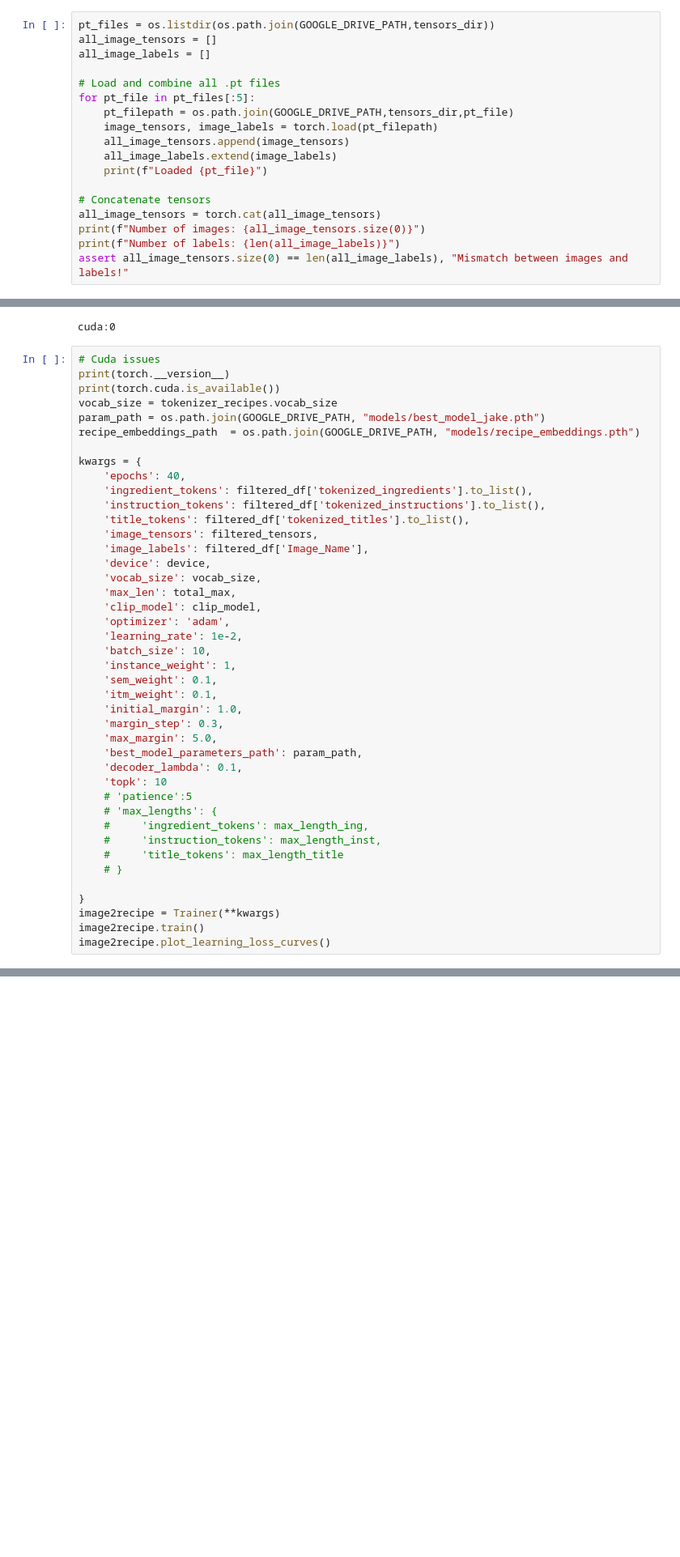
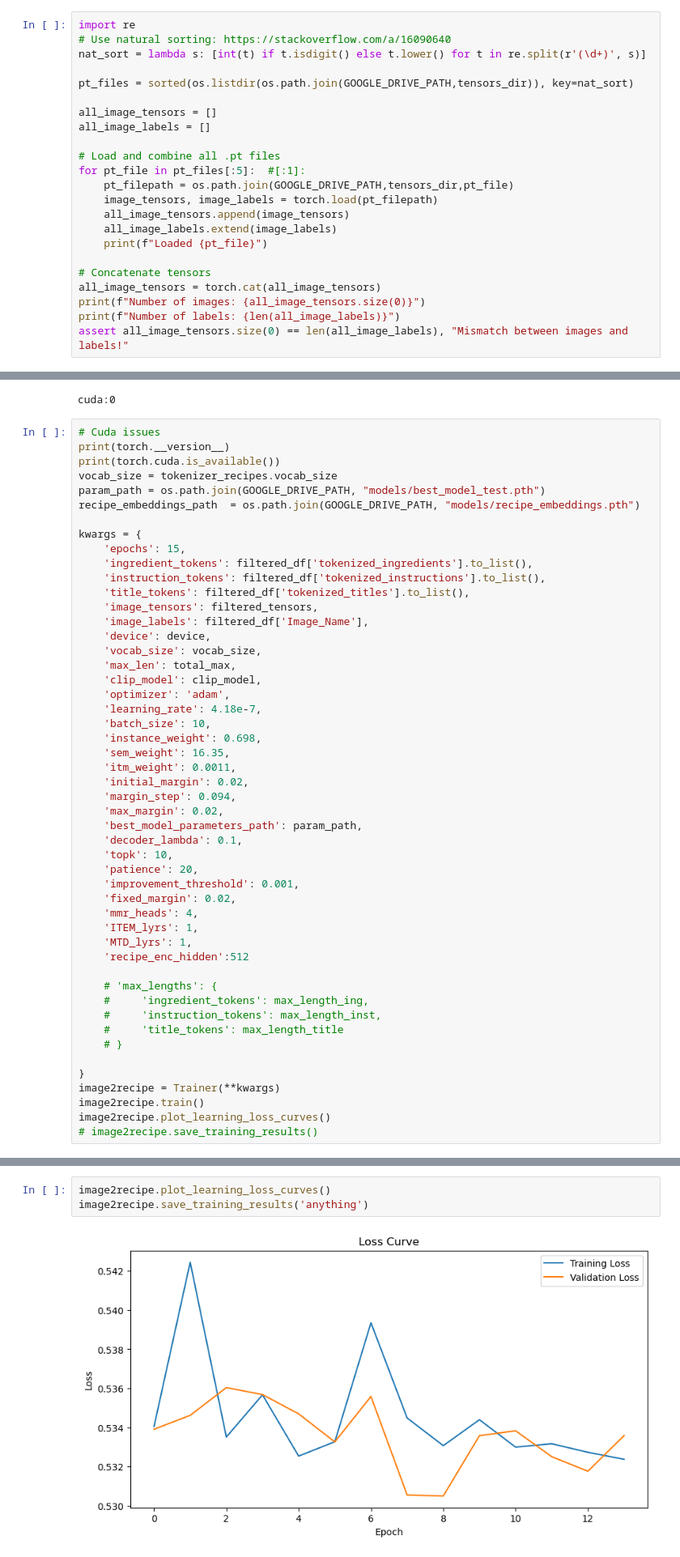
Before and after one commit to jgronlund/ImageClassification, a Jupyter notebook: training.ipynb, the cells around one changed output, grey strips where cells are left out. Shown at 81% size. Drawn from its saved outputs; the diff is of its cells as text; blank space fills up the shorter version.

Commit message:
optuna training

```diff
--- a/training.ipynb
+++ b/training.ipynb
@@ -57,12 +49,17 @@ df.head()
 # %% [markdown]
 Concatenate the batches of preprocessed images into 1 tensor
 # %%
-pt_files = os.listdir(os.path.join(GOOGLE_DRIVE_PATH,tensors_dir))
+import re
+# Use natural sorting: https://stackoverflow.com/a/16090640
+nat_sort = lambda s: [int(t) if t.isdigit() else t.lower() for t in re.split(r'(\d+)', s)]
+
+pt_files = sorted(os.listdir(os.path.join(GOOGLE_DRIVE_PATH,tensors_dir)), key=nat_sort)
+
 all_image_tensors = []
 all_image_labels = []
 
 # Load and combine all .pt files
-for pt_file in pt_files[:5]:
+for pt_file in pt_files[:5]:  #[:1]:
     pt_filepath = os.path.join(GOOGLE_DRIVE_PATH,tensors_dir,pt_file)
     image_tensors, image_labels = torch.load(pt_filepath)
     all_image_tensors.append(image_tensors)
@@ -584,11 +633,11 @@ cuda:0
 print(torch.__version__)
 print(torch.cuda.is_available())
 vocab_size = tokenizer_recipes.vocab_size
-param_path = os.path.join(GOOGLE_DRIVE_PATH, "models/best_model_jake.pth")
+param_path = os.path.join(GOOGLE_DRIVE_PATH, "models/best_model_test.pth")
 recipe_embeddings_path  = os.path.join(GOOGLE_DRIVE_PATH, "models/recipe_embeddings.pth")
 
 kwargs = {
-    'epochs': 40,
+    'epochs': 15,
     'ingredient_tokens': filtered_df['tokenized_ingredients'].to_list(),
     'instruction_tokens': filtered_df['tokenized_instructions'].to_list(),
     'title_tokens': filtered_df['tokenized_titles'].to_list(),
@@ -599,18 +648,25 @@ kwargs = {
     'max_len': total_max,
     'clip_model': clip_model,
     'optimizer': 'adam',
-    'learning_rate': 1e-2,
+    'learning_rate': 4.18e-7,
     'batch_size': 10,
-    'instance_weight': 1,
-    'sem_weight': 0.1,
-    'itm_weight': 0.1,
-    'initial_margin': 1.0,
-    'margin_step': 0.3,
-    'max_margin': 5.0,
+    'instance_weight': 0.698,
+    'sem_weight': 16.35,
+    'itm_weight': 0.0011,
+    'initial_margin': 0.02,
+    'margin_step': 0.094,
+    'max_margin': 0.02,
     'best_model_parameters_path': param_path,
     'decoder_lambda': 0.1,
-    'topk': 10
-    # 'patience':5
+    'topk': 10,
+    'patience': 20,
+    'improvement_threshold': 0.001,
+    'fixed_margin': 0.02,
+    'mmr_heads': 4,
+    'ITEM_lyrs': 1,
+    'MTD_lyrs': 1,
+    'recipe_enc_hidden':512
+
     # 'max_lengths': {
     #     'ingredient_tokens': max_length_ing,
     #     'instruction_tokens': max_length_inst,
@@ -621,4 +677,5 @@ kwargs = {
 image2recipe = Trainer(**kwargs)
 image2recipe.train()
 image2recipe.plot_learning_loss_curves()
+# image2recipe.save_training_results()
 # %% [output]
@@ -750,0 +798,5 @@ training loss for step: 4.764702320098877
+# %%
+image2recipe.plot_learning_loss_curves()
+image2recipe.save_training_results('anything')
+# %% [output]
+[figure, added]
```
Also changed, not shown: parts of 10 cells of this notebook, 2 other files.
